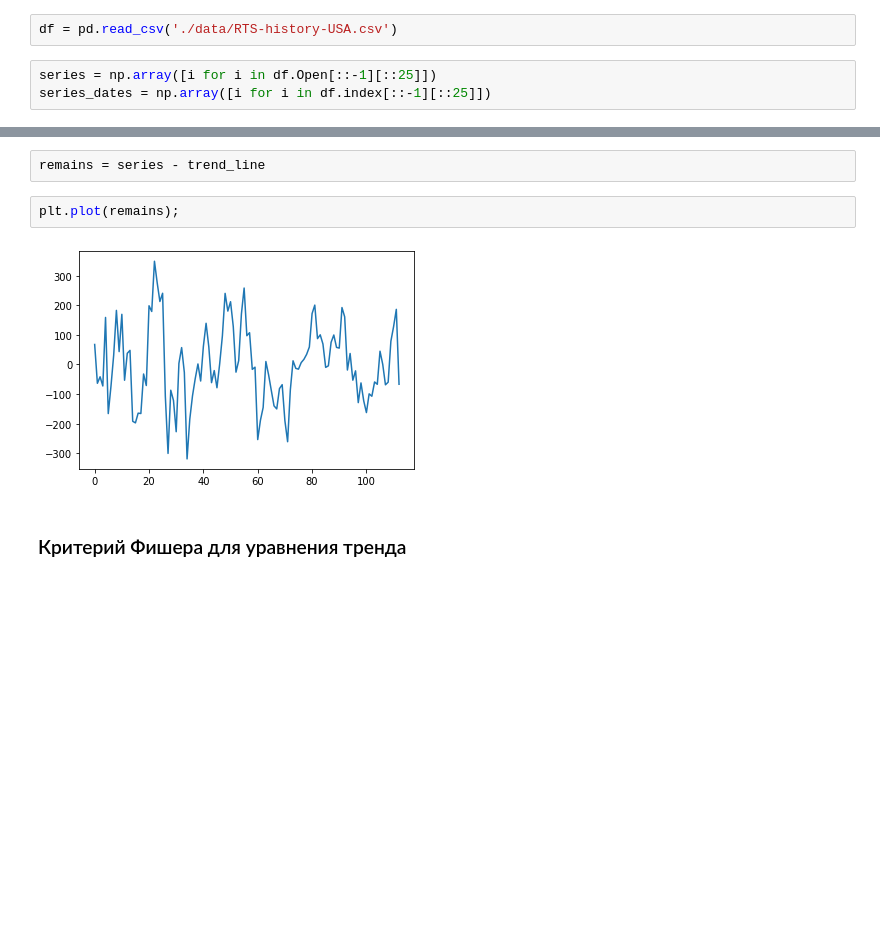
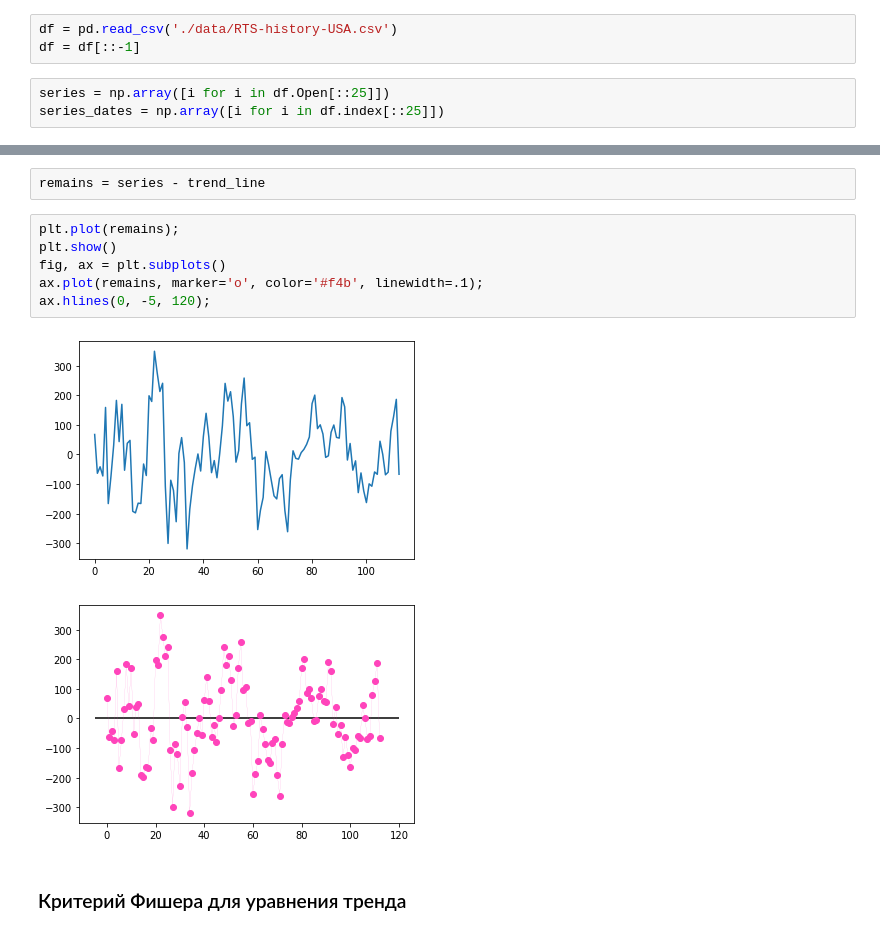
Before and after one commit to xtess16/RTSI, a Jupyter notebook: RST-2.ipynb, the cells around one changed output, grey strips where cells are left out. Saved outputs shown, nothing was run; the diff lists cells and outputs as text; blank space fills up the shorter version.

```diff
--- a/RST-2.ipynb
+++ b/RST-2.ipynb
@@ -9,9 +9,10 @@ from scipy import stats
 import RegscorePy as rp
 # %%
 df = pd.read_csv('./data/RTS-history-USA.csv')
+df = df[::-1]
 # %%
-series = np.array([i for i in df.Open[::-1][::25]])
-series_dates = np.array([i for i in df.index[::-1][::25]])
+series = np.array([i for i in df.Open[::25]])
+series_dates = np.array([i for i in df.index[::25]])
 # %% [markdown]
 ### Экспоненциальное сглаживание
 # %%
@@ -145,10 +146,15 @@ res.plot();
 ### Нахождение остатков после вычитания тренда
 # %%
 remains = series - trend_line
-# %%
-plt.plot(remains);
-# %% [output]
-[figure, removed]
+# %%
+plt.plot(remains);
+plt.show()
+fig, ax = plt.subplots()
+ax.plot(remains, marker='o', color='#f4b', linewidth=.1);
+ax.hlines(0, -5, 120);
+# %% [output]
+[figure, added]
+[figure, added]
 # %% [markdown]
 ### Критерий Фишера для уравнения тренда
 # %%
```
Also changed, not shown: parts of 4 cells of this notebook.
